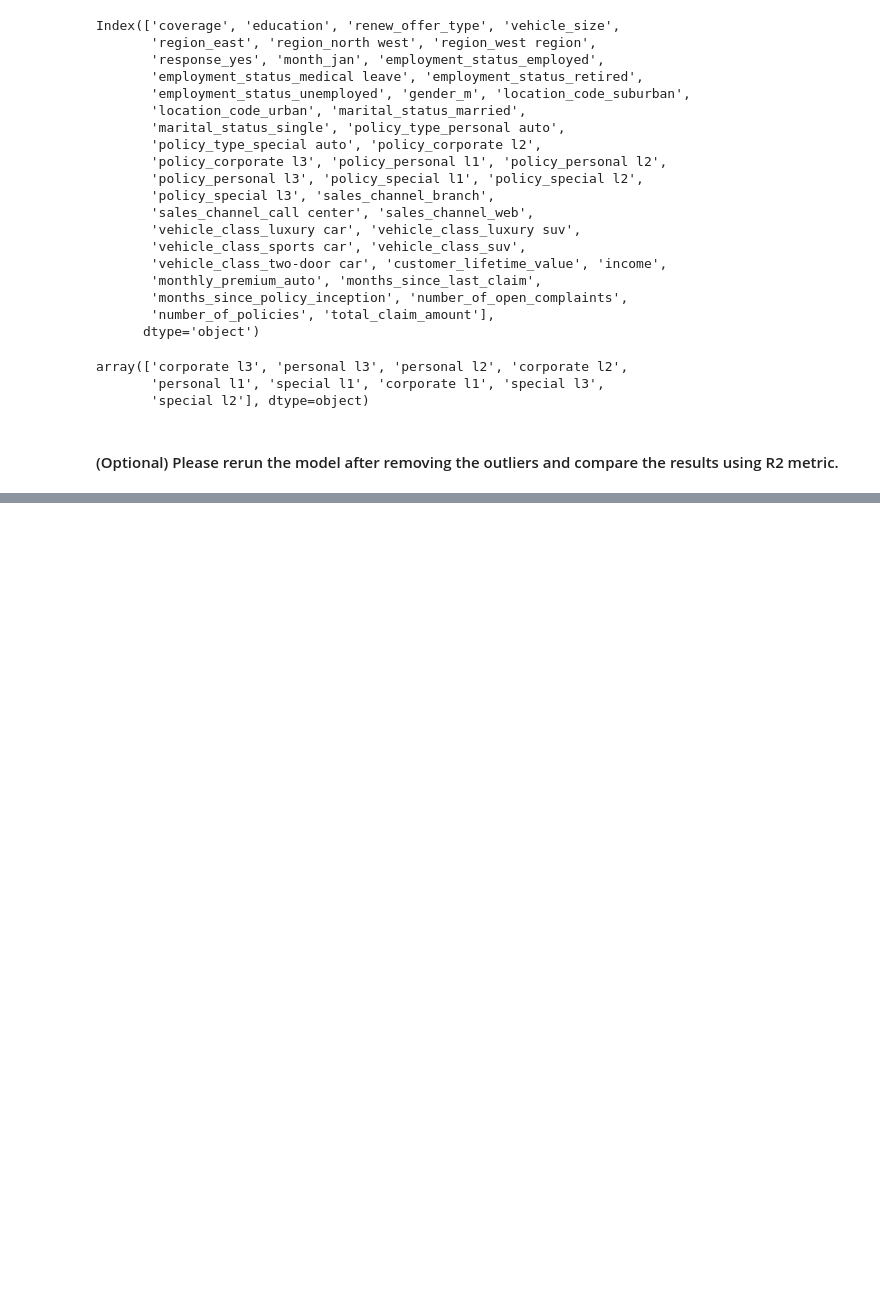
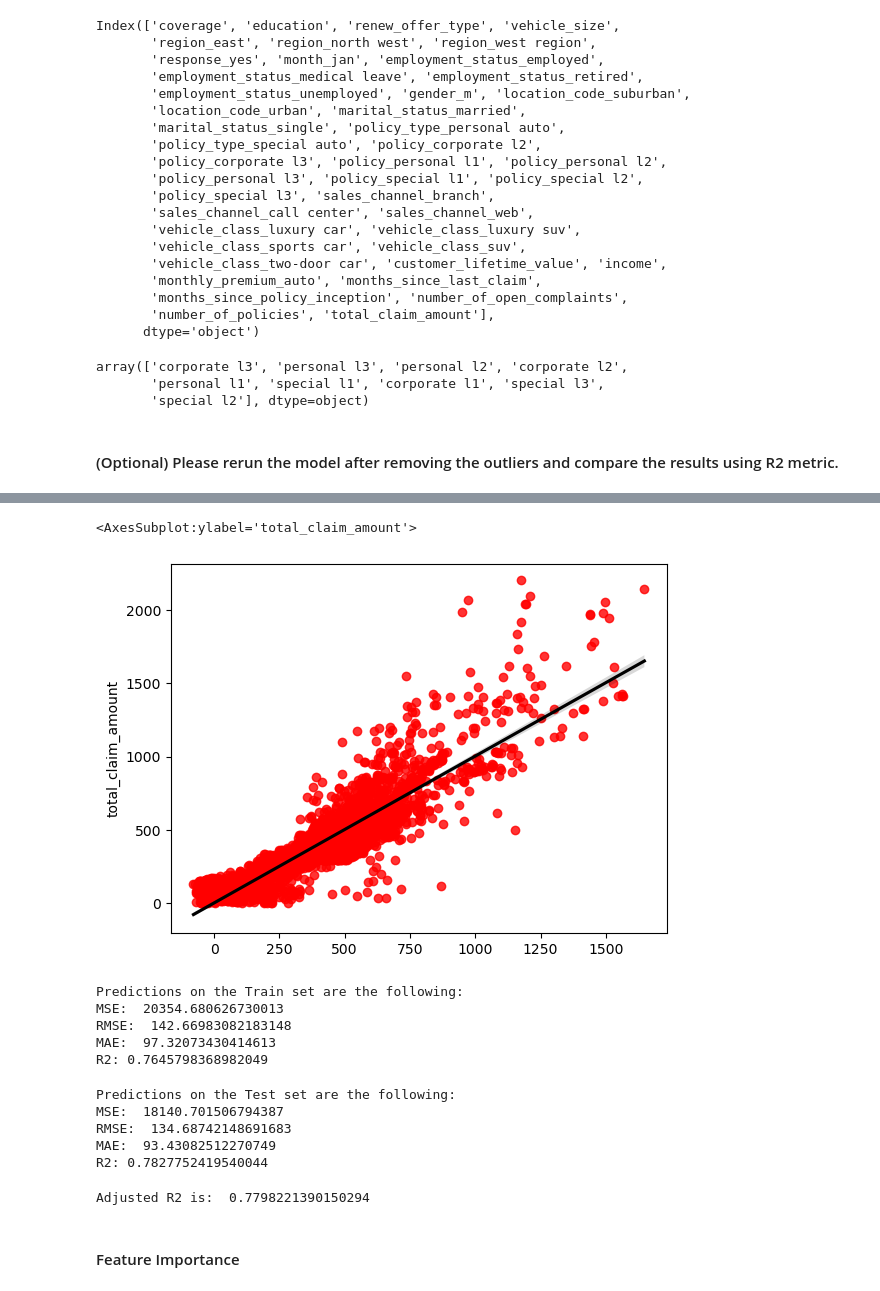
Before and after one commit to simone-broggini/IronSimone, a Jupyter notebook: week4/day3/Activities Transformation-Evaluation.ipynb, the cells around one changed output, grey strips where cells are left out. Cells and saved outputs as stored; diff of their text form; code cells hidden in the pictures; blank space fills up the shorter version.

```diff
--- a/week4/day3/Activities Transformation-Evaluation.ipynb
+++ b/week4/day3/Activities Transformation-Evaluation.ipynb
@@ -524,3 +502,10 @@ memory usage: 584.7 KB
 na_idcs = X[X.isna().any(axis=1)].index
 X = pd.DataFrame(X).drop(na_idcs)
 y = pd.DataFrame(y).drop(na_idcs)
+# %%
+#Train-test split
+
+X_train, X_test, y_train, y_test = train_test_split(X, y, test_size=0.3, random_state=42)
+X_train = pd.DataFrame(X_train)
+X_test = pd.DataFrame(X_test)
+X_train.head(3)
@@ -526,0 +518,12 @@ y = pd.DataFrame(y).drop(na_idcs)
+# %%
+# Standardize the data (after the data split).
+
+pt = StandardScaler()
+
+X_train_scaled = pd.DataFrame(pt.fit_transform(X_train))
+X_test_scaled = pd.DataFrame(pt.transform(X_test))
+# %%
+# Apply linear regression
+
+model=LinearRegression()    # model
+model.fit(X_train_scaled, y_train)   # model train
@@ -526,0 +532,6 @@ y = pd.DataFrame(y).drop(na_idcs)
+# %%
+# Model prediction
+
+y_pred = model.predict(X_test_scaled)
+
+y_pred_train= model.predict(X_train_scaled)
@@ -526,0 +557,46 @@ y = pd.DataFrame(y).drop(na_idcs)
+# %%
+yp_ = y_pred
+yt_ = y_test
+sns.regplot(yp_,yt_,scatter_kws={"color": "red"}, line_kws={"color": "black"})
+# %% [output]
+<AxesSubplot:ylabel='total_claim_amount'>
+[figure, added]
+# %%
+##evaluating the train set
+
+print ('Predictions on the Train set are the following: ')
+print('MSE: ',mse(y_train,y_pred_train))
+print('RMSE: ',math.sqrt(mse(y_train,y_pred_train)))
+print('MAE: ',mae(y_train,y_pred_train))
+print('R2:', r2_score(y_train,y_pred_train))
+# %% [output]
+Predictions on the Train set are the following:
+MSE:  20354.680626730013
+RMSE:  142.66983082183148
+MAE:  97.32073430414613
+R2: 0.7645798368982049
+# %%
+##prediction on the test set
+
+print ('Predictions on the Test set are the following: ')
+print('MSE: ',mse(y_test,y_pred))
+print('RMSE: ',math.sqrt(mse(y_test,y_pred)))
+print('MAE: ',mae(y_test,y_pred))
+print('R2:', r2_score(y_test,y_pred))
+# %% [output]
+Predictions on the Test set are the following:
+MSE:  18140.701506794387
+RMSE:  134.68742148691683
+MAE:  93.43082512270749
+R2: 0.7827752419540044
+# %%
+# Adjusted R2
+
+R2_test=model.score(X_test_scaled,y_test)
+R2_train=model.score(X_train_scaled,y_train)
+Adj_R2= 1 - (1-(r2_score(y_test,y_pred)))*(len(y_test)-1)/(len(y_test)-X_test.shape[1]-1)
+print('Adjusted R2 is: ',Adj_R2)
+# %% [output]
+Adjusted R2 is:  0.7798221390150294
+# %% [markdown]
+#### Feature Importance
```
Also changed, not shown: parts of 9 cells of this notebook, 3 other files.
